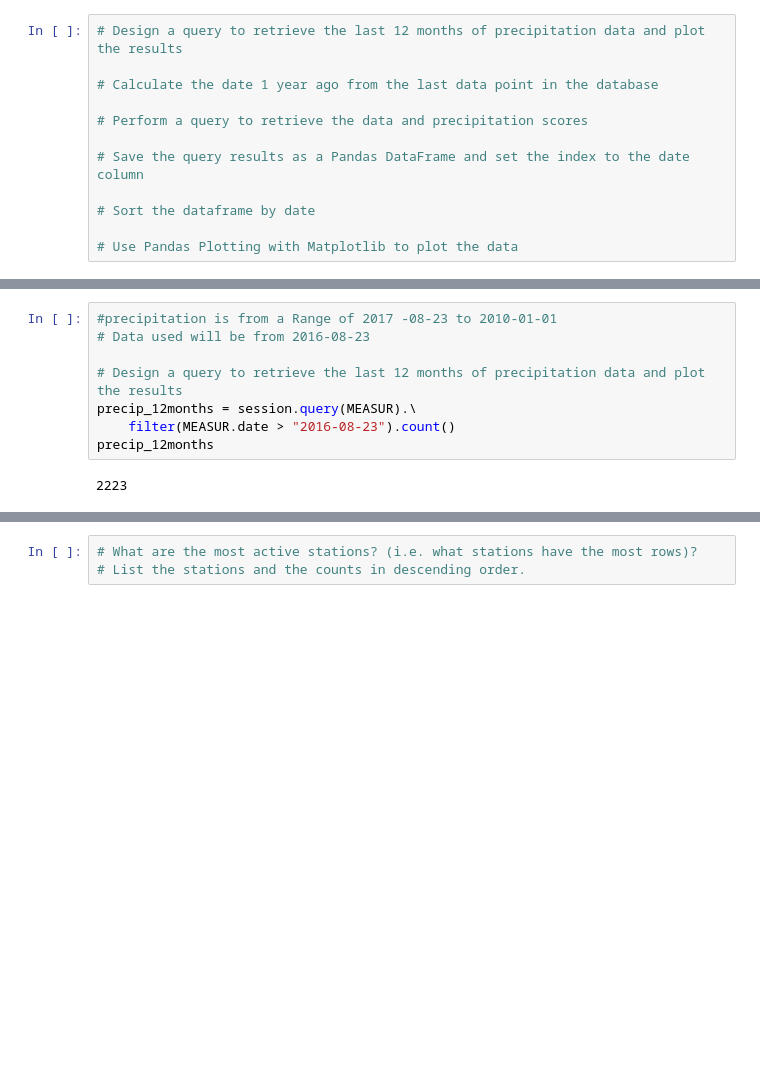
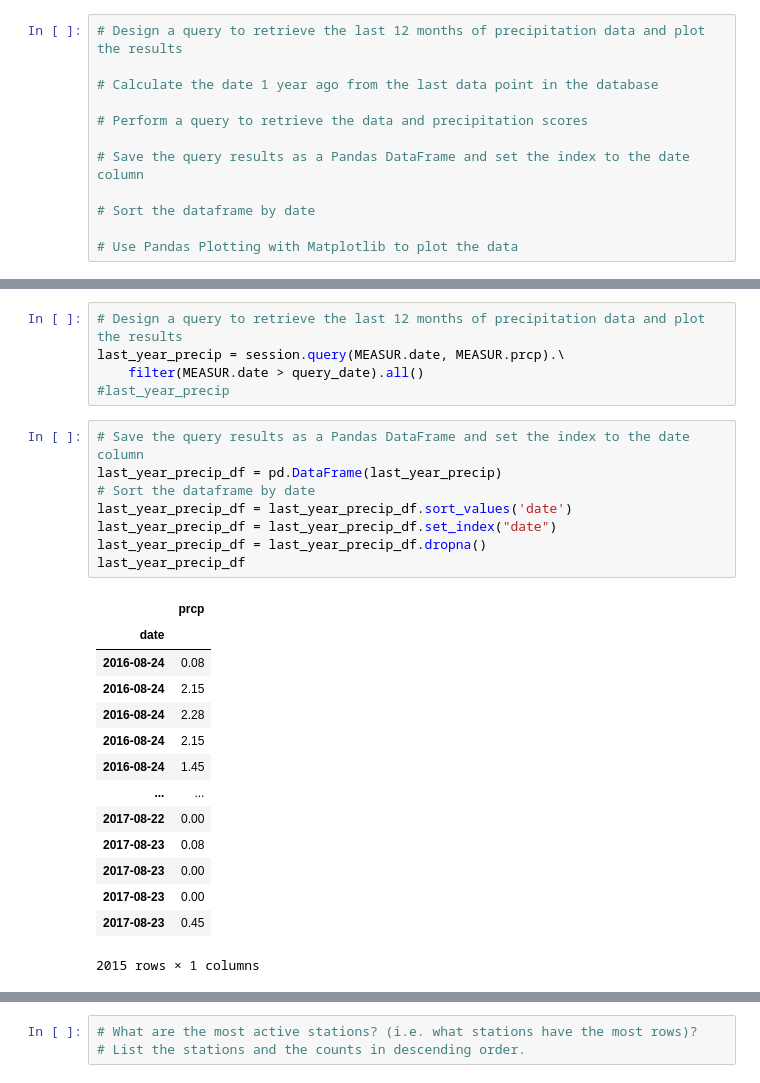
Before and after one commit to PHoogestraat/sqlalchemy-challenge_PH2020, a Jupyter notebook: Climate_1.ipynb, the cells around one changed output, grey strips where cells are left out. Saved outputs shown, nothing was run; the diff lists cells and outputs as text; blank space fills up the shorter version.

```diff
--- a/Climate_1.ipynb
+++ b/Climate_1.ipynb
@@ -144,10 +172,28 @@ Number of Preciptation observations 19550
 # %%
-#precipitation is from a Range of 2017 -08-23 to 2010-01-01
-# Data used will be from 2016-08-23
-
 # Design a query to retrieve the last 12 months of precipitation data and plot the results
-precip_12months = session.query(MEASUR).\
-    filter(MEASUR.date > "2016-08-23").count()
-precip_12months
+last_year_precip = session.query(MEASUR.date, MEASUR.prcp).\
+    filter(MEASUR.date > query_date).all()
+#last_year_precip
-# %% [output]
-2223
+# %%
+# Save the query results as a Pandas DataFrame and set the index to the date column
+last_year_precip_df = pd.DataFrame(last_year_precip)
+# Sort the dataframe by date
+last_year_precip_df = last_year_precip_df.sort_values('date')
+last_year_precip_df = last_year_precip_df.set_index("date")
+last_year_precip_df = last_year_precip_df.dropna()
+last_year_precip_df
+# %% [output]
+|  | prcp |
+| date |  |
+| 2016-08-24 | 0.08 |
+| 2016-08-24 | 2.15 |
+| 2016-08-24 | 2.28 |
+| 2016-08-24 | 2.15 |
+| 2016-08-24 | 1.45 |
+| ... | ... |
+| 2017-08-22 | 0.00 |
+| 2017-08-23 | 0.08 |
+| 2017-08-23 | 0.00 |
+| 2017-08-23 | 0.00 |
+| 2017-08-23 | 0.45 |
+2015 rows × 1 columns
```
Also changed, not shown: parts of 14 cells of this notebook.
